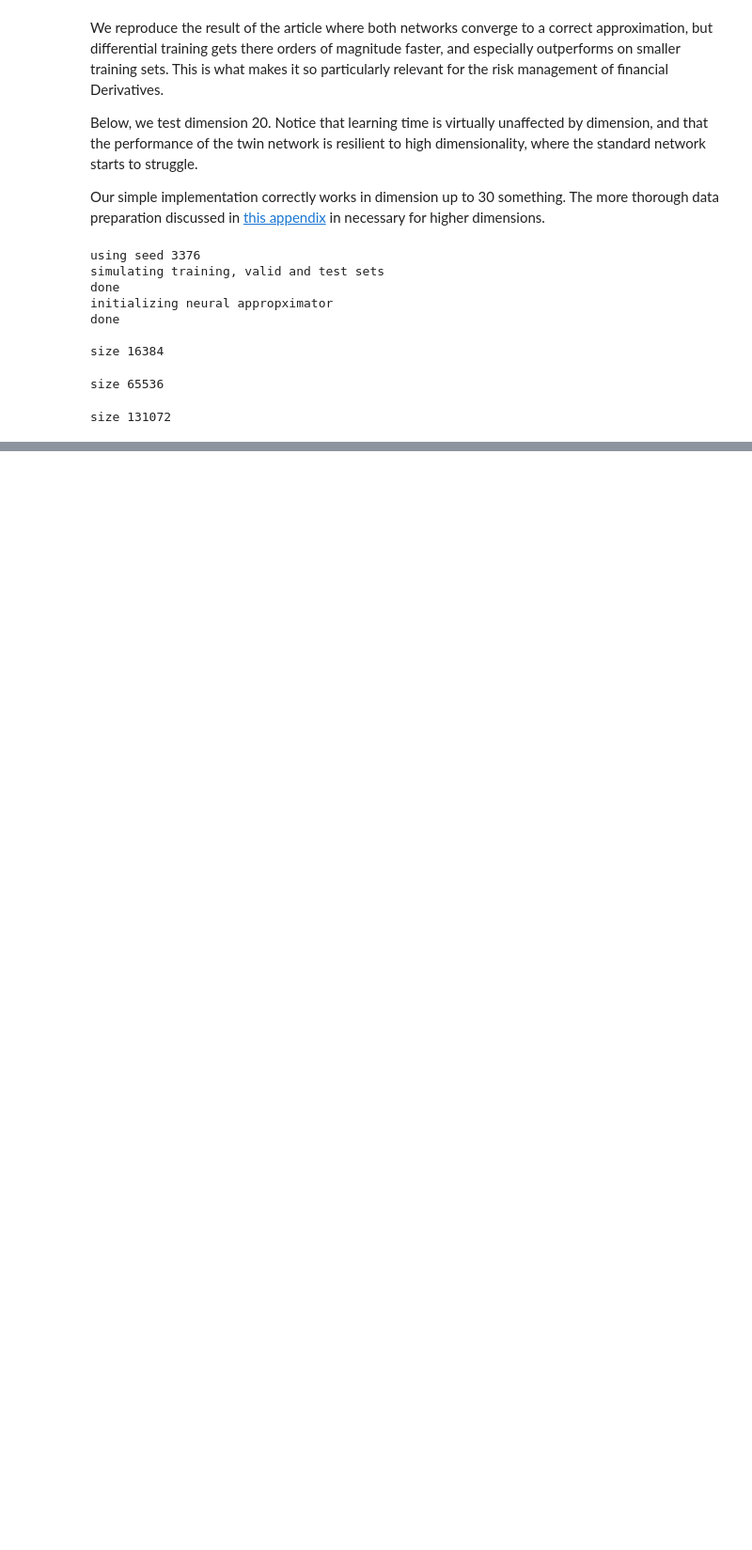
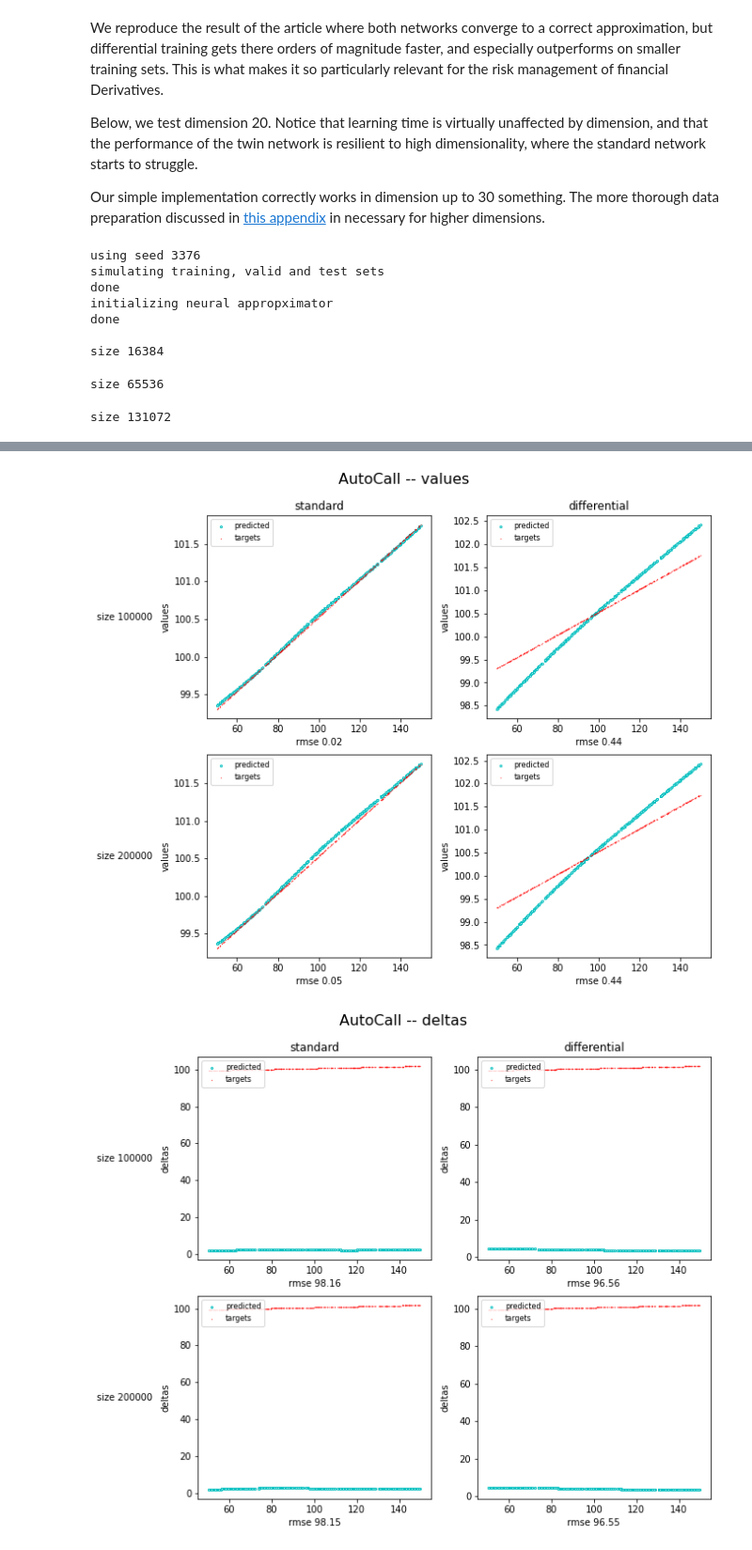
Before and after one commit to moo-337/differential-machine-learning, a Jupyter notebook: DifferentialMLTF2_AutoCall.ipynb, the cells around one changed output, grey strips where cells are left out. Shown at 94% size. Cells and saved outputs as stored; diff of their text form; code cells hidden in the pictures; blank space fills up the shorter version.

```diff
--- a/DifferentialMLTF2_AutoCall.ipynb
+++ b/DifferentialMLTF2_AutoCall.ipynb
@@ -1300,7 +1316,7 @@ class AutoCallBS:
 # %%
 
 # simulation set sizes to perform
-sizes = [1024, 8192]
+sizes = [100000, 200000]
 
 # show delta?
 showDeltas = True
@@ -1314,10 +1330,10 @@ testSeed = None
 weightSeed = None
 
 # number of test scenarios
-nTest = 4096
+nTest = 400
 
 # go
-generator = AutoCallBS(3, 4)
+generator = AutoCallBS(1, 4)
 xAxis, yTest, dydxTest, vegas, values, deltas = \
     test(generator, sizes, nTest, simulSeed, None, weightSeed)
 # %% [output]
@@ -1324,0 +1348,11 @@ NameError: ignored
+# %%
+%matplotlib inline
+# show predicitions
+graph("AutoCall" , values, xAxis, "", "values", yTest, sizes, True)
+
+# show deltas
+if showDeltas:
+    graph("AutoCall", deltas, xAxis, "", "deltas", dydxTest, sizes, True)
+# %% [output]
+[figure, added]
+[figure, added]
```
Also changed, not shown: parts of 2 cells of this notebook.
